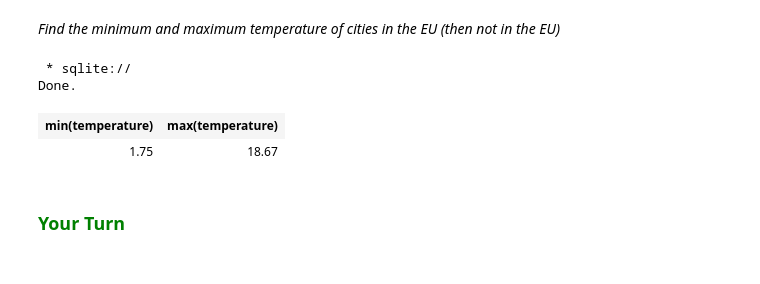
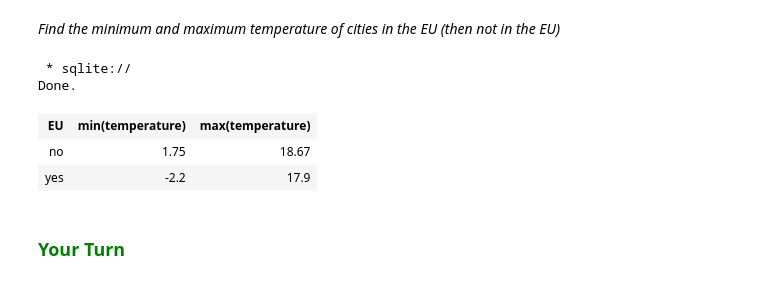
Before and after one commit to allenrojo/-data-science-activities, a Jupyter notebook: sql/SQLBasic.ipynb, the cells around one changed output. Cells and saved outputs as stored; diff of their text form; code cells hidden in the pictures.

```diff
--- a/sql/SQLBasic.ipynb
+++ b/sql/SQLBasic.ipynb
@@ -379,15 +394,16 @@ Countries.head(1)
 *Find the minimum and maximum temperature of cities in the EU (then not in the EU)*
 # %%
 %%sql
-select min(temperature), max(temperature)
+select EU, min(temperature), max(temperature)
 from Cities, Countries
 where Cities.country = Countries.Country
-and EU = 'no'
+GROUP BY EU
 # %% [output]
  * sqlite://
 Done.
-| min(temperature) | max(temperature) |
-| 1.75 | 18.67 |
+| EU | min(temperature) | max(temperature) |
+| no | 1.75 | 18.67 |
+| yes | -2.2 | 17.9 |
 # %% [markdown]
 ### <font color = 'green'>**Your Turn**</font>
 # %% [markdown]
```
Also changed, not shown: parts of 42 cells of this notebook.
